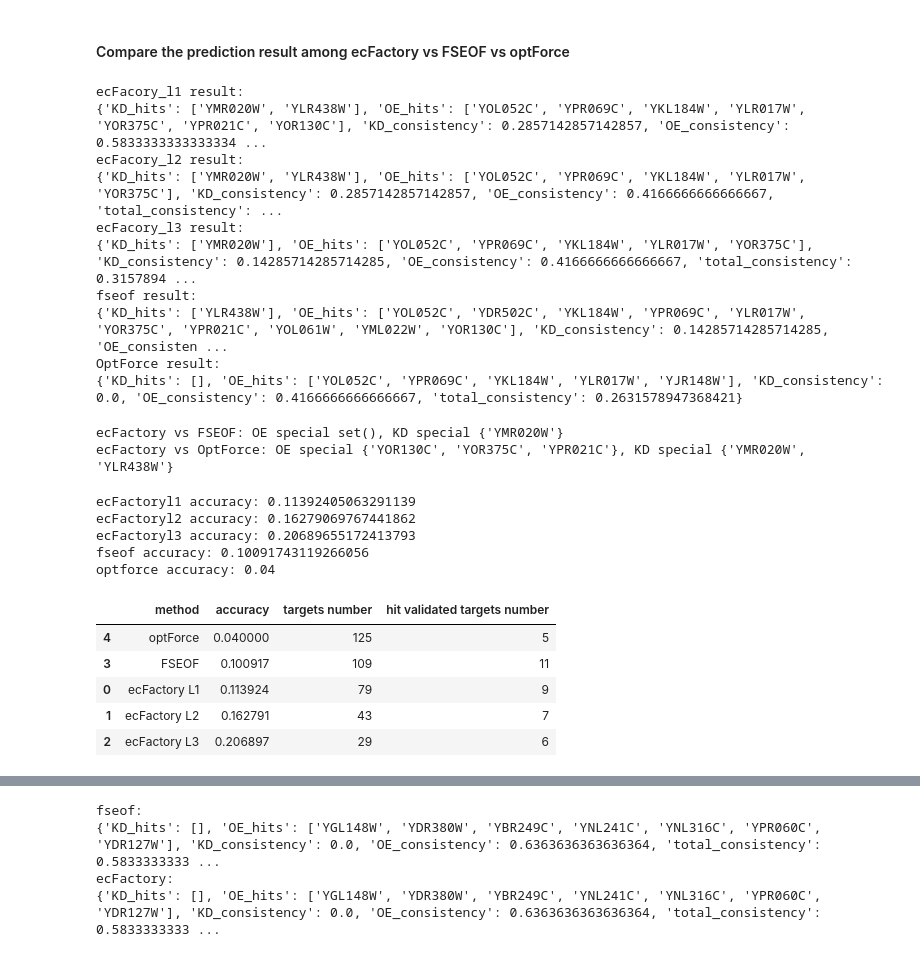
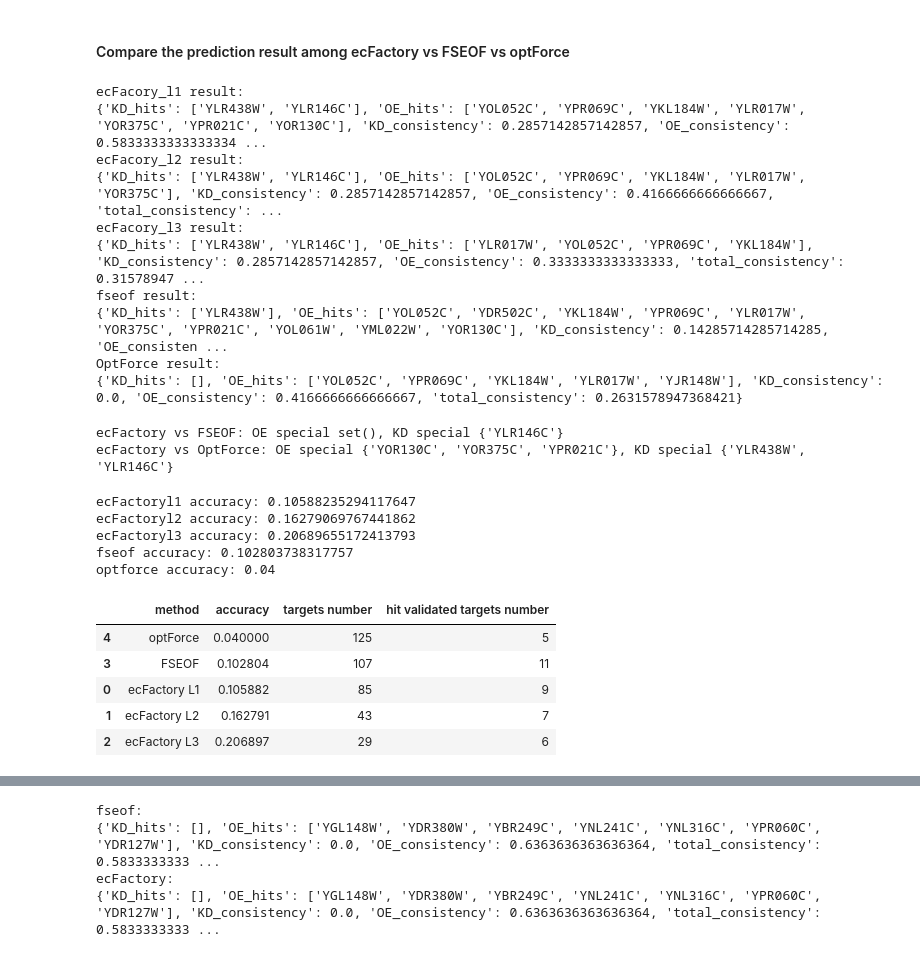
Before and after one commit to broke-why/CellFactory-ecYeastGEM, a Jupyter notebook: code/GEM_simulation/2.compare_ecFactory_vs_fseof_optforce.ipynb, the cells around one changed output, grey strips where cells are left out. Cells and saved outputs as stored; diff of their text form; code cells hidden in the pictures.

```diff
--- a/code/GEM_simulation/2.compare_ecFactory_vs_fseof_optforce.ipynb
+++ b/code/GEM_simulation/2.compare_ecFactory_vs_fseof_optforce.ipynb
@@ -7,9 +7,10 @@ import pandas as pd
 # set workdir
 os.chdir(r'D:\code\github\CellFactory-ecYeastGEM')
 # %%
-ecFactoryl3_path=r'results/spermine_targets.txt'
-ecFactoryl2_path=r'results/production_targets/spermine_targets/candidates_L2.txt'
-ecFactoryl1_path=r'results/production_targets/spermine_targets/candidates_L1.txt'
+# ecFactoryl3_path=r'results/spermine_targets.txt'
+ecFactoryl3_path=r'results/production_targets/spermidine_targets/candidates_L3.txt'
+ecFactoryl2_path=r'results/production_targets/spermidine_targets/candidates_L2.txt'
+ecFactoryl1_path=r'results/production_targets/spermidine_targets/candidates_L1.txt'
 fseof_path=r'code/GEM_simulation/output/fseof_result.xlsx'
 optforce_path=r'code/GEM_simulation/output/OptForce_r_2051_gene.csv'
 
@@ -42,7 +43,7 @@ exp_dict={'KD':df_exp[df_exp['action'].isin(['KD','KO'])]['geneID'].tolist(),
 to_save_dict={'ecFactory_L1':ecFactoryl1_dict,'ecFactory_L2':ecFactoryl2_dict,'ecFactory_L3':ecFactoryl3_dict,
                 'fseof':fseof_dict,'optforce':optforce_dict,'exp':exp_dict}
 import json
-with open(r'code/GEM_simulation/output/spermine_preiction_results.json','w') as f:
+with open(r'code/GEM_simulation/output/spermidine_preiction_results.json','w') as f:
     json.dump(to_save_dict,f)
 # %%
 def calculate_exp_consistency(exp_dict,method_dict):
@@ -76,11 +77,11 @@ print('OptForce result:')
 optforce_consistency=calculate_exp_consistency(exp_dict,optforce_dict)
 # %% [output]
 ecFacory_l1 result:
-{'KD_hits': ['YMR020W', 'YLR438W'], 'OE_hits': ['YOL052C', 'YPR069C', 'YKL184W', 'YLR017W', 'YOR375C', 'YPR021C', 'YOR130C'], 'KD_consistency': 0.2857142857142857, 'OE_consistency': 0.5833333333333334 ...
+{'KD_hits': ['YLR438W', 'YLR146C'], 'OE_hits': ['YOL052C', 'YPR069C', 'YKL184W', 'YLR017W', 'YOR375C', 'YPR021C', 'YOR130C'], 'KD_consistency': 0.2857142857142857, 'OE_consistency': 0.5833333333333334 ...
 ecFacory_l2 result:
-{'KD_hits': ['YMR020W', 'YLR438W'], 'OE_hits': ['YOL052C', 'YPR069C', 'YKL184W', 'YLR017W', 'YOR375C'], 'KD_consistency': 0.2857142857142857, 'OE_consistency': 0.4166666666666667, 'total_consistency': ...
+{'KD_hits': ['YLR438W', 'YLR146C'], 'OE_hits': ['YOL052C', 'YPR069C', 'YKL184W', 'YLR017W', 'YOR375C'], 'KD_consistency': 0.2857142857142857, 'OE_consistency': 0.4166666666666667, 'total_consistency': ...
 ecFacory_l3 result:
-{'KD_hits': ['YMR020W'], 'OE_hits': ['YOL052C', 'YPR069C', 'YKL184W', 'YLR017W', 'YOR375C'], 'KD_consistency': 0.14285714285714285, 'OE_consistency': 0.4166666666666667, 'total_consistency': 0.3157894 ...
+{'KD_hits': ['YLR438W', 'YLR146C'], 'OE_hits': ['YLR017W', 'YOL052C', 'YPR069C', 'YKL184W'], 'KD_consistency': 0.2857142857142857, 'OE_consistency': 0.3333333333333333, 'total_consistency': 0.31578947 ...
 fseof result:
 {'KD_hits': ['YLR438W'], 'OE_hits': ['YOL052C', 'YDR502C', 'YKL184W', 'YPR069C', 'YLR017W', 'YOR375C', 'YPR021C', 'YOL061W', 'YML022W', 'YOR130C'], 'KD_consistency': 0.14285714285714285, 'OE_consisten ...
 OptForce result:
@@ -96,8 +97,8 @@ oe_specific=set(ecFactoryl1_consistency['OE_hits'])-set(optforce_consistency['OE
 kd_specific=set(ecFactoryl1_consistency['KD_hits'])-set(optforce_consistency['KD_hits'])
 print(f'ecFactory vs OptForce: OE special {oe_specific}, KD special {kd_specific}')
 # %% [output]
-ecFactory vs FSEOF: OE special set(), KD special {'YMR020W'}
-ecFactory vs OptForce: OE special {'YOR130C', 'YOR375C', 'YPR021C'}, KD special {'YMR020W', 'YLR438W'}
+ecFactory vs FSEOF: OE special set(), KD special {'YLR146C'}
+ecFactory vs OptForce: OE special {'YOR130C', 'YOR375C', 'YPR021C'}, KD special {'YLR438W', 'YLR146C'}
 # %%
 # compare the ratio of hit genes for total predicted genes
 def calculate_accuracy(exp_dict,method_dict):
@@ -122,38 +123,38 @@ ecFactoryl3_accuracy=calculate_accuracy(exp_dict,ecFactoryl3_dict)
 print(f'ecFactoryl3 accuracy: {ecFactoryl3_accuracy}')
 
 fseof_accuracy=calculate_accuracy(exp_dict,fseof_dict)
 print(f'fseof accuracy: {fseof_accuracy}')
 
 optforce_accuracy=calculate_accuracy(exp_dict,optforce_dict)
 print(f'optforce accuracy: {optforce_accuracy}')
 
 df_accuracy=pd.DataFrame({'method':['ecFactory L1','ecFactory L2','ecFactory L3','FSEOF','optForce'],
                           'accuracy':[ecFactoryl1_accuracy,ecFactoryl2_accuracy,ecFactoryl3_accuracy,fseof_accuracy,optforce_accuracy]})
 df_accuracy=df_accuracy.sort_values('accuracy',ascending=True)
 df_accuracy['targets number']=df_accuracy['method'].map({'ecFactory L1':len(ecFactoryl1_dict['KD']+ecFactoryl1_dict['OE']),
                                                         'ecFactory L2':len(ecFactoryl2_dict['KD']+ecFactoryl2_dict['OE']),
                                                         'ecFactory L3':len(ecFactoryl3_dict['KD']+ecFactoryl3_dict['OE']),
                                                         'FSEOF':len(fseof_dict['KD']+fseof_dict['OE']),
                                                         'optForce':len(optforce_dict['KD']+optforce_dict['OE'])})
 df_accuracy['hit validated targets number']=df_accuracy['method'].map({'ecFactory L1':len(ecFactoryl1_consistency['KD_hits']+ecFactoryl1_consistency['OE_hits']),
                                                                         'ecFactory L2':len(ecFactoryl2_consistency['KD_hits']+ecFactoryl2_consistency['OE_hits']),
                                                                         'ecFactory L3':len(ecFactoryl3_consistency['KD_hits']+ecFactoryl3_consistency['OE_hits']),
                                                                         'FSEOF':len(fseof_consistency['KD_hits']+fseof_consistency['OE_hits']),
                                                                         'optForce':len(optforce_consistency['KD_hits']+optforce_consistency['OE_hits'])})
 
 # save result
-df_accuracy.to_csv(r'code/GEM_simulation/output/spermine_prediction_accuracy.csv',index=False)
+df_accuracy.to_csv(r'code/GEM_simulation/output/spermidine_prediction_accuracy.csv',index=False)
 df_accuracy
 # %% [output]
-ecFactoryl1 accuracy: 0.11392405063291139
+ecFactoryl1 accuracy: 0.10588235294117647
 ecFactoryl2 accuracy: 0.16279069767441862
 ecFactoryl3 accuracy: 0.20689655172413793
-fseof accuracy: 0.10091743119266056
+fseof accuracy: 0.102803738317757
 optforce accuracy: 0.04
 |  | method | accuracy | targets number | hit validated targets number |
 | 4 | optForce | 0.040000 | 125 | 5 |
-| 3 | FSEOF | 0.100917 | 109 | 11 |
-| 0 | ecFactory L1 | 0.113924 | 79 | 9 |
+| 3 | FSEOF | 0.102804 | 107 | 11 |
+| 0 | ecFactory L1 | 0.105882 | 85 | 9 |
 | 1 | ecFactory L2 | 0.162791 | 43 | 7 |
 | 2 | ecFactory L3 | 0.206897 | 29 | 6 |
 # %%
```
Also changed, not shown: parts of 1 cell of this notebook, 5 other files.
